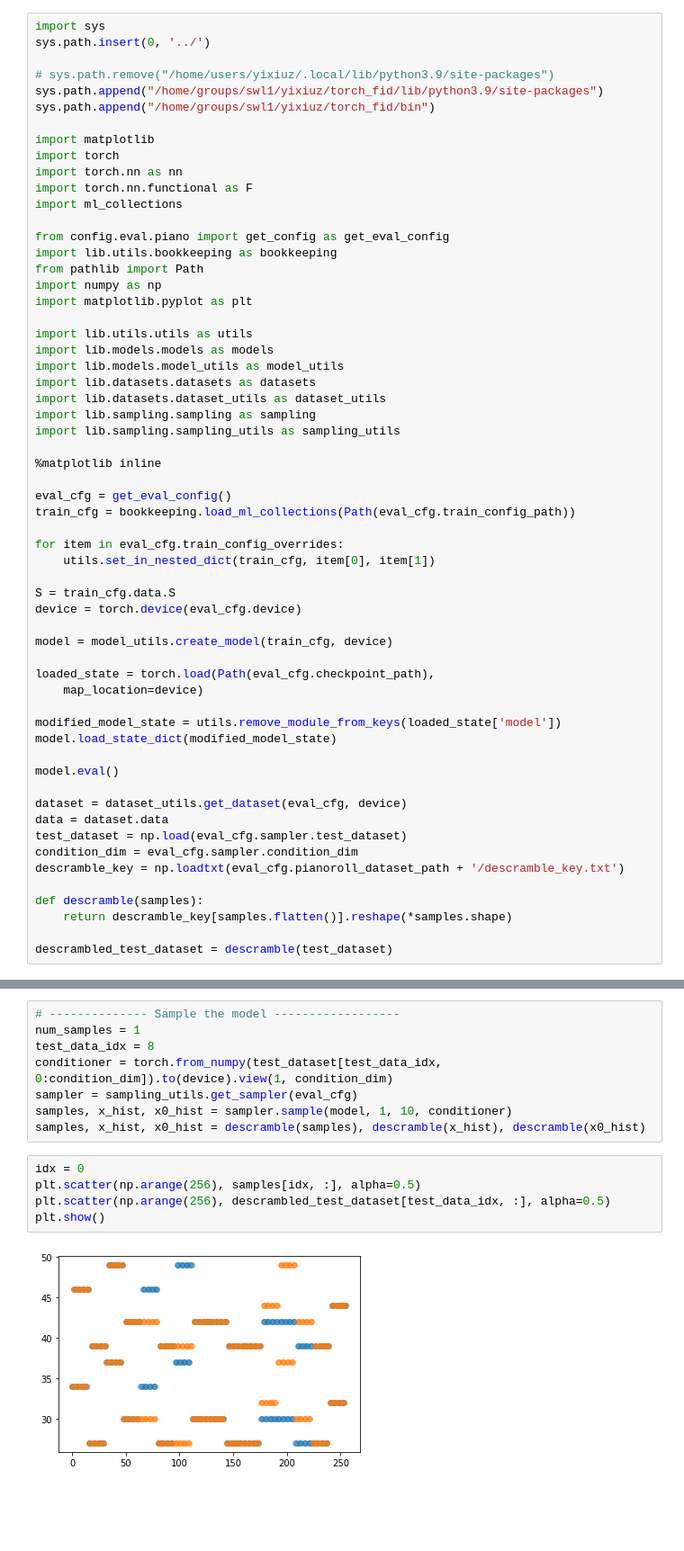
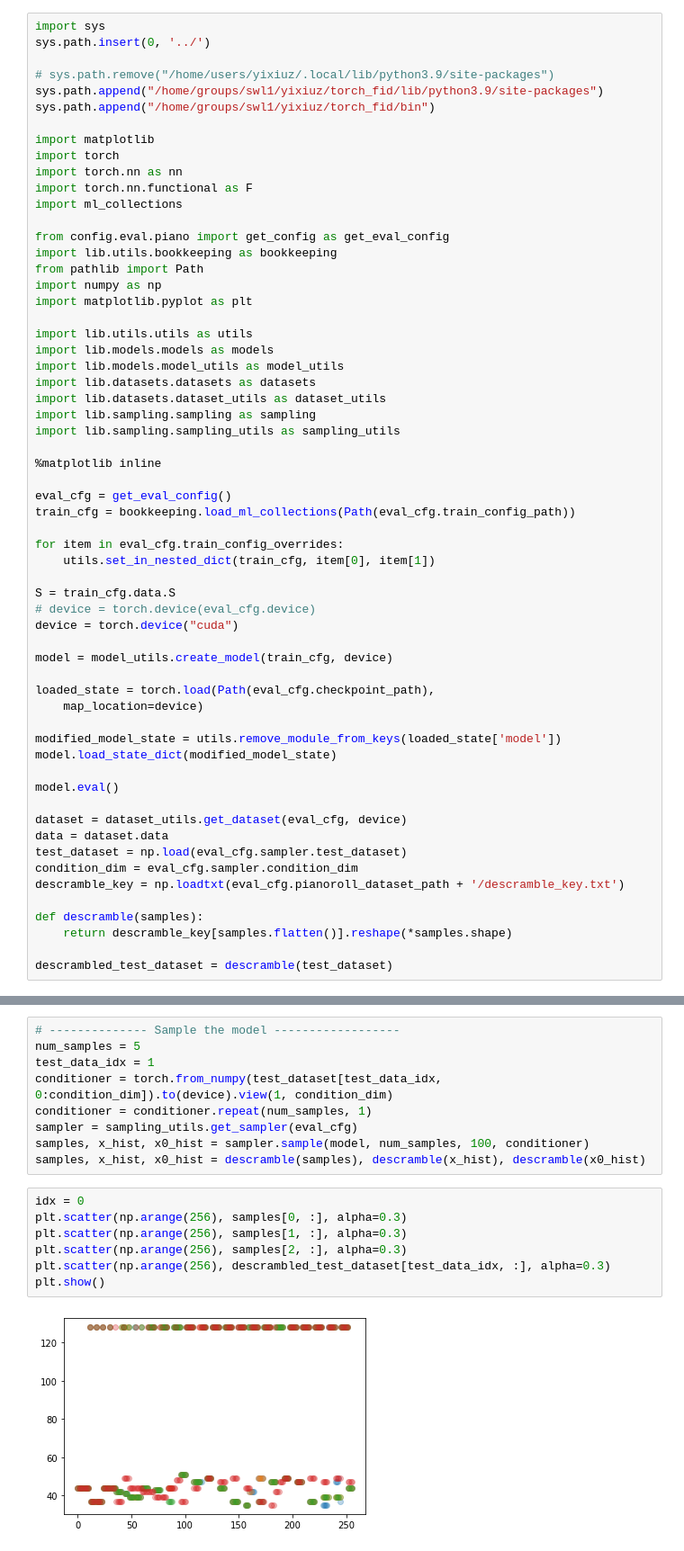
Before and after one commit to matthew9671/tauLDR, a Jupyter notebook: notebooks/piano.ipynb, the cells around one changed output, grey strips where cells are left out. Shown at 90% size. Saved outputs shown, nothing was run; the diff lists cells and outputs as text; blank space fills up the shorter version.

```diff
--- a/notebooks/piano.ipynb
+++ b/notebooks/piano.ipynb
@@ -35,7 +35,8 @@ for item in eval_cfg.train_config_overrides:
     utils.set_in_nested_dict(train_cfg, item[0], item[1])
 
 S = train_cfg.data.S
-device = torch.device(eval_cfg.device)
+# device = torch.device(eval_cfg.device)
+device = torch.device("cuda")
 
 model = model_utils.create_model(train_cfg, device)
 
@@ -68,15 +69,18 @@ To enable them in other operations, rebuild TensorFlow with the appropriate comp
 # %%
 # -------------- Sample the model ------------------
-num_samples = 1
-test_data_idx = 8
+num_samples = 5
+test_data_idx = 1
 conditioner = torch.from_numpy(test_dataset[test_data_idx, 0:condition_dim]).to(device).view(1, condition_dim)
+conditioner = conditioner.repeat(num_samples, 1)
 sampler = sampling_utils.get_sampler(eval_cfg)
-samples, x_hist, x0_hist = sampler.sample(model, 1, 10, conditioner)
+samples, x_hist, x0_hist = sampler.sample(model, num_samples, 100, conditioner)
 samples, x_hist, x0_hist = descramble(samples), descramble(x_hist), descramble(x0_hist)
 # %%
 idx = 0
-plt.scatter(np.arange(256), samples[idx, :], alpha=0.5)
-plt.scatter(np.arange(256), descrambled_test_dataset[test_data_idx, :], alpha=0.5)
+plt.scatter(np.arange(256), samples[0, :], alpha=0.3)
+plt.scatter(np.arange(256), samples[1, :], alpha=0.3)
+plt.scatter(np.arange(256), samples[2, :], alpha=0.3)
+plt.scatter(np.arange(256), descrambled_test_dataset[test_data_idx, :], alpha=0.3)
 plt.show()
 # %% [output]
-[figure, old version]
+[figure, new version]
```
Also changed, not shown: parts of 9 cells of this notebook, 2 other files.
